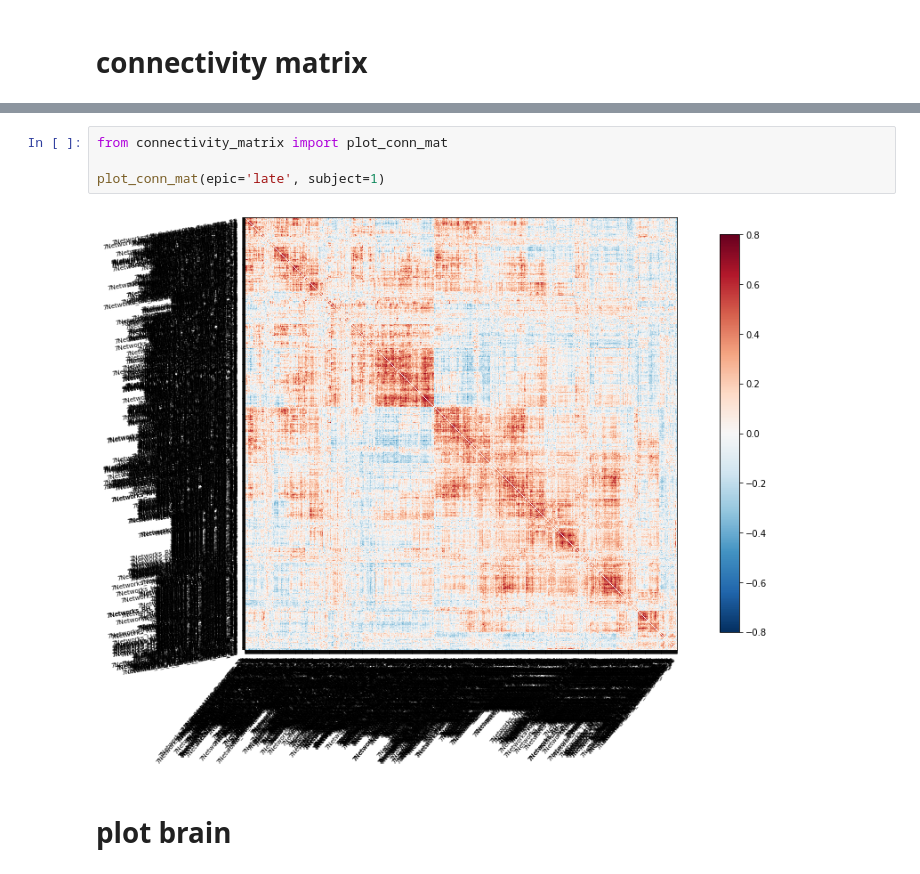
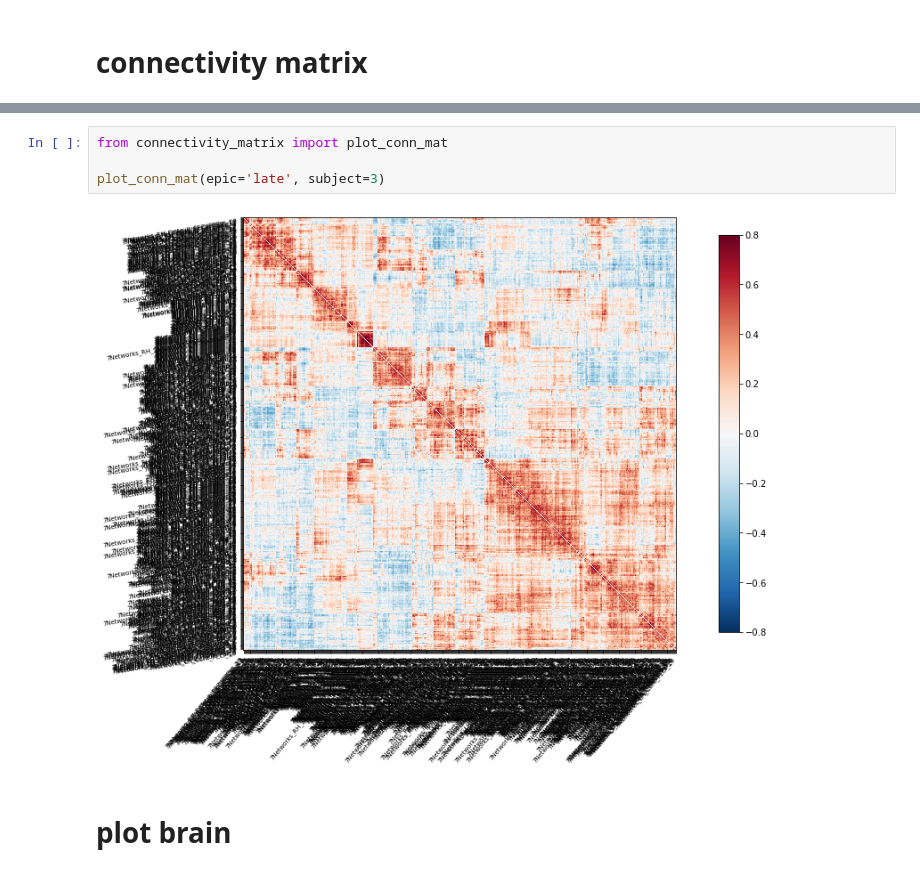
Before and after one commit to qniksefat/gradecc, a Jupyter notebook: RUNME.ipynb, the cells around one changed output, grey strips where cells are left out. Drawn from its saved outputs; the diff is of its cells as text.

```diff
--- a/RUNME.ipynb
+++ b/RUNME.ipynb
@@ -29,9 +34,9 @@ load_timeseries(subject=1, epic='rest')
 # %%
 from connectivity_matrix import plot_conn_mat
 
-plot_conn_mat(epic='late', subject=1)
+plot_conn_mat(epic='late', subject=3)
 # %% [output]
-[figure, old version]
+[figure, new version]
 # %% [markdown]
 # plot brain
 # %%
```
Also changed, not shown: parts of 27 cells of this notebook, 5 other files.
